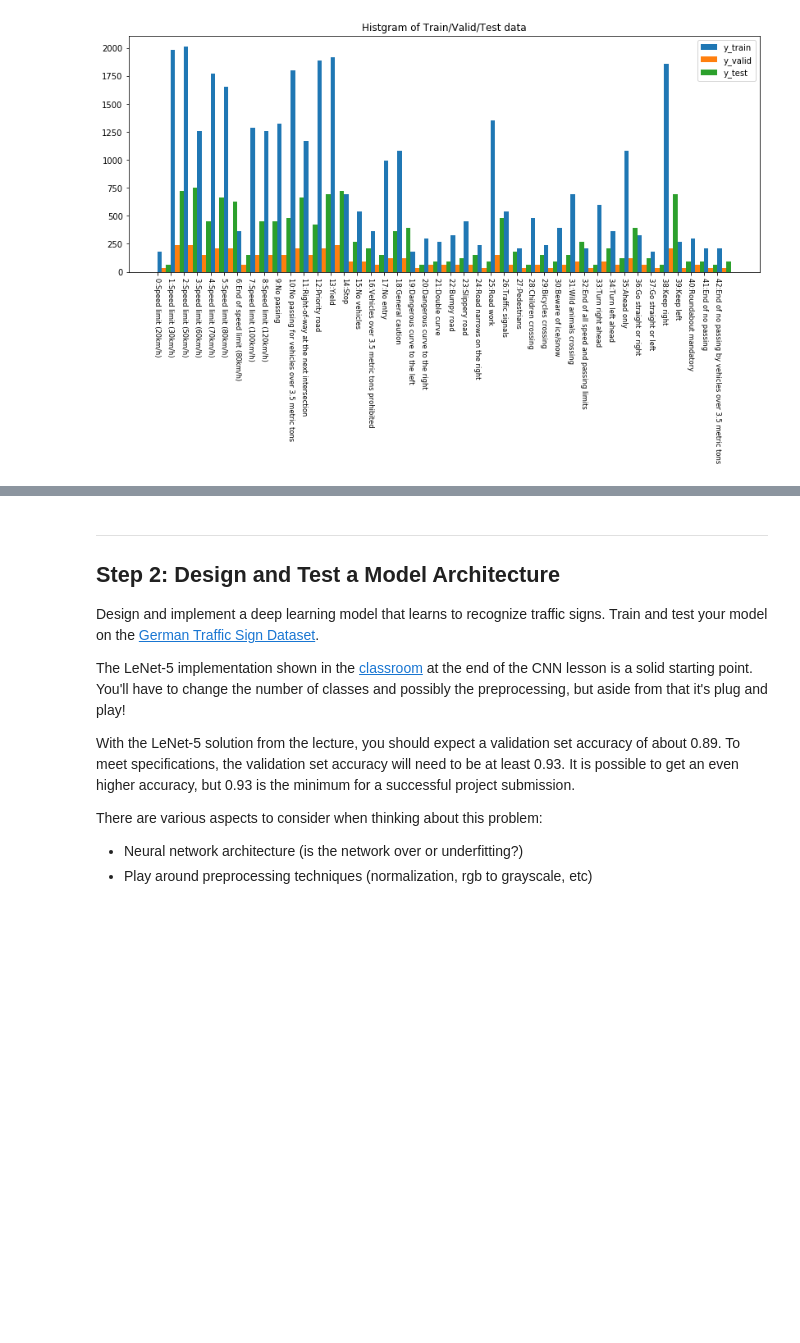
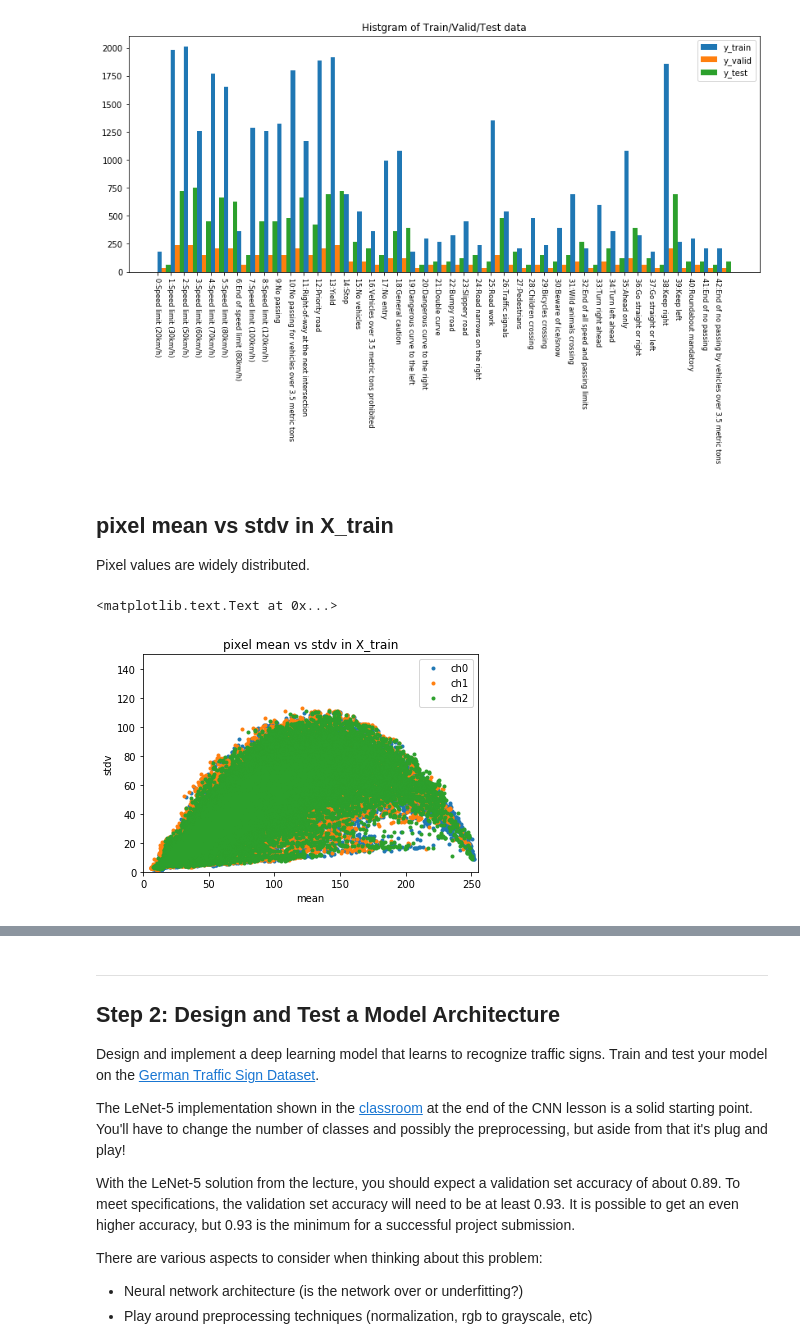
Before and after one commit to somof/CarND-Traffic-Sign-Classifier-Project-work, a Jupyter notebook: Traffic_Sign_Classifier.ipynb, the cells around one changed output, grey strips where cells are left out. Saved outputs shown, nothing was run; the diff lists cells and outputs as text; code cells hidden in the pictures; blank space fills up the shorter version.

```diff
--- a/Traffic_Sign_Classifier.ipynb
+++ b/Traffic_Sign_Classifier.ipynb
@@ -114,3 +114,32 @@ plt.legend()
 # %% [output]
 <matplotlib.legend.Legend at 0x...>
 [figure]
+# %% [markdown]
+## pixel mean vs stdv in X_train
+
+Pixel values are widely distributed.
+# %%
+import numpy as np
+
+mean = np.zeros((len(X_train), 3)).astype(np.float)
+stdv = np.zeros((len(X_train), 3)).astype(np.float)
+
+X_train = X_train.astype(np.float)
+
+for i in range(len(X_train)):
+    for c in range(3):
+        mean[i, c] = np.mean(X_train[i, :, :, c])
+        stdv[i, c] = np.std(X_train[i, :, :, c])
+
+fig = plt.figure()
+ax = fig.add_subplot(111)
+gr = plt.plot(mean, stdv, '.')
+plt.legend(['ch0', 'ch1', 'ch2'])
+plt.title('pixel mean vs stdv in X_train')
+plt.xlim(0, 255)
+plt.ylim(0, 150)
+ax.set_xlabel("mean")
+ax.set_ylabel("stdv")
+# %% [output]
+<matplotlib.text.Text at 0x...>
+[figure, added]
```
Also changed, not shown: parts of 1 cell of this notebook, 2 other files.
